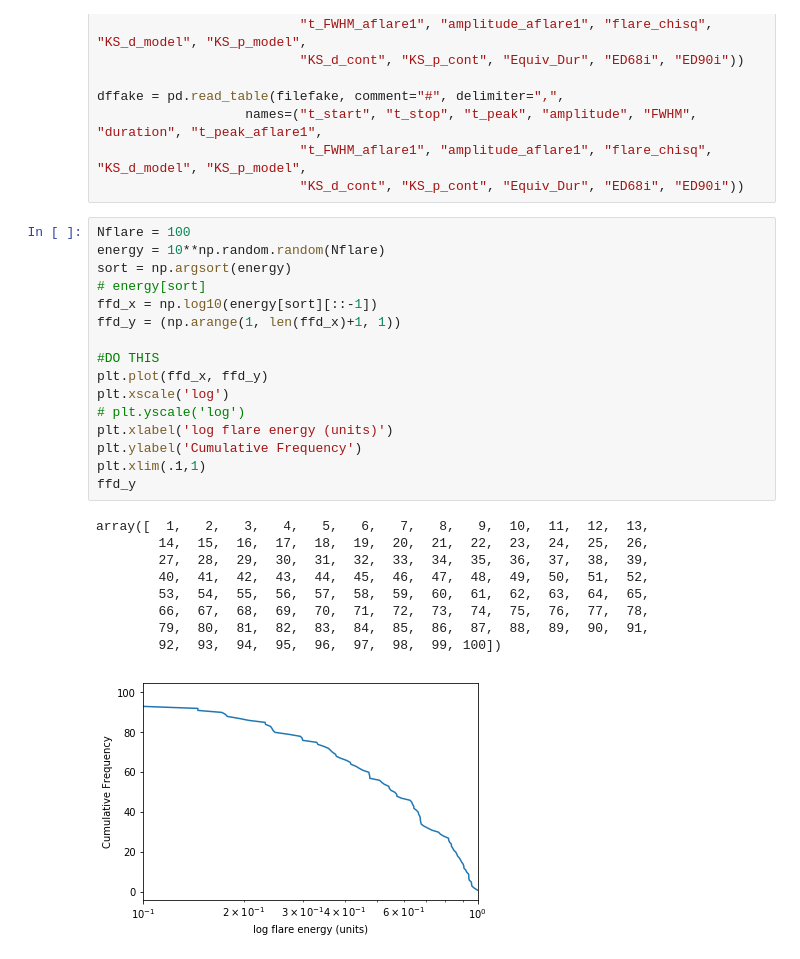
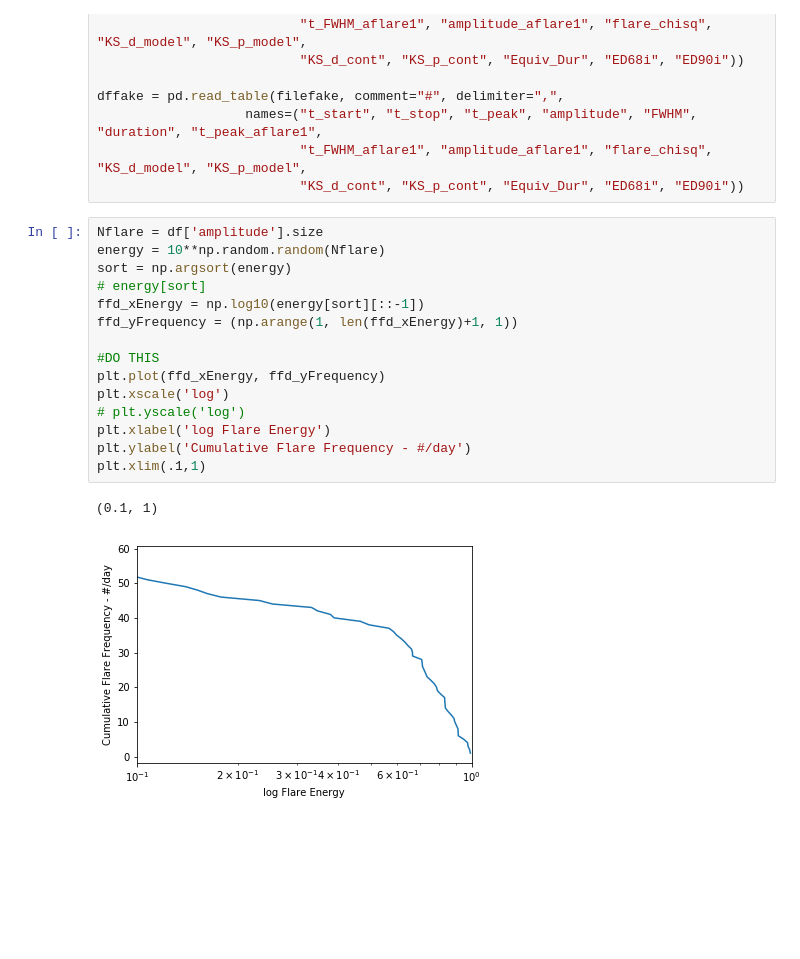
Before and after one commit to mscoggs/flare_cycles, a Jupyter notebook: flaregraphs.ipynb, the cells around one changed output. Drawn from its saved outputs; the diff is of its cells as text; blank space fills up the shorter version.

```diff
--- a/flaregraphs.ipynb
+++ b/flaregraphs.ipynb
@@ -18,28 +18,20 @@ dffake = pd.read_table(filefake, comment="#", delimiter=",",
                           "t_FWHM_aflare1", "amplitude_aflare1", "flare_chisq", "KS_d_model", "KS_p_model",
                           "KS_d_cont", "KS_p_cont", "Equiv_Dur", "ED68i", "ED90i"))
 # %%
-Nflare = 100
+Nflare = df['amplitude'].size
 energy = 10**np.random.random(Nflare)
 sort = np.argsort(energy)
 # energy[sort]
-ffd_x = np.log10(energy[sort][::-1])
-ffd_y = (np.arange(1, len(ffd_x)+1, 1))
+ffd_xEnergy = np.log10(energy[sort][::-1])
+ffd_yFrequency = (np.arange(1, len(ffd_xEnergy)+1, 1))
 
 #DO THIS
-plt.plot(ffd_x, ffd_y)
+plt.plot(ffd_xEnergy, ffd_yFrequency)
 plt.xscale('log')
 # plt.yscale('log')
-plt.xlabel('log flare energy (units)')
-plt.ylabel('Cumulative Frequency')
+plt.xlabel('log Flare Energy')
+plt.ylabel('Cumulative Flare Frequency - #/day')
 plt.xlim(.1,1)
-ffd_y
 # %% [output]
-array([  1,   2,   3,   4,   5,   6,   7,   8,   9,  10,  11,  12,  13,
-        14,  15,  16,  17,  18,  19,  20,  21,  22,  23,  24,  25,  26,
-        27,  28,  29,  30,  31,  32,  33,  34,  35,  36,  37,  38,  39,
-        40,  41,  42,  43,  44,  45,  46,  47,  48,  49,  50,  51,  52,
-        53,  54,  55,  56,  57,  58,  59,  60,  61,  62,  63,  64,  65,
-        66,  67,  68,  69,  70,  71,  72,  73,  74,  75,  76,  77,  78,
-        79,  80,  81,  82,  83,  84,  85,  86,  87,  88,  89,  90,  91,
-        92,  93,  94,  95,  96,  97,  98,  99, 100])
+(0.1, 1)
-[figure, old version]
+[figure, new version]
```
Also changed, not shown: parts of 3 cells of this notebook.
